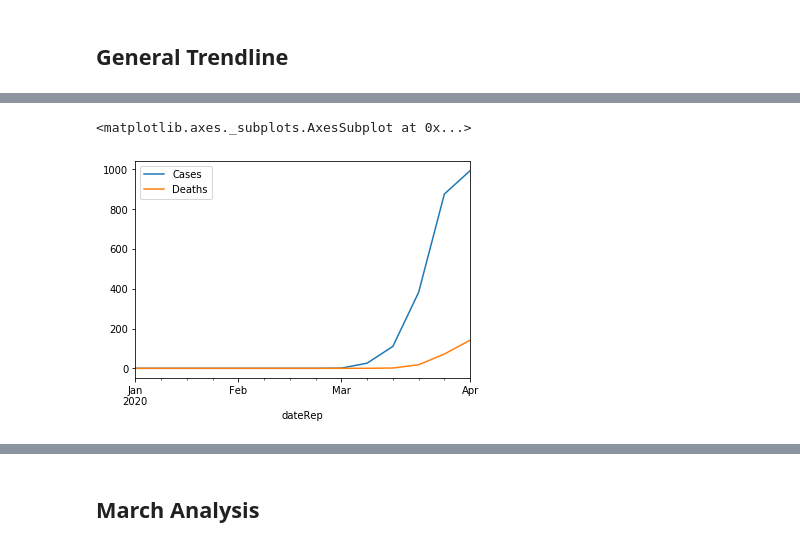
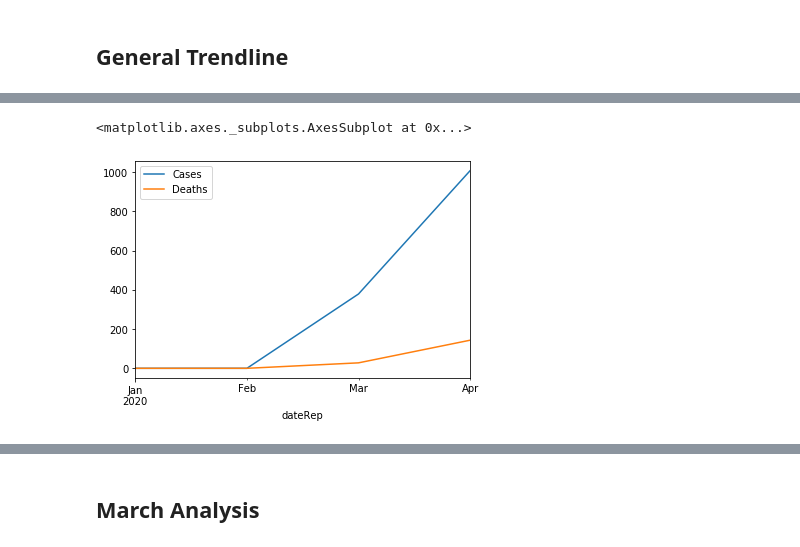
Before and after one commit to IJzerenSteen/CORONA_TIME_SERIES, a Jupyter notebook: Coronavirus_daily_updated_dataset_ECDC-latest_version.ipynb, the cells around one changed output, grey strips where cells are left out. Cells and saved outputs as stored; diff of their text form; code cells hidden in the pictures.

```diff
--- a/Coronavirus_daily_updated_dataset_ECDC-latest_version.ipynb
+++ b/Coronavirus_daily_updated_dataset_ECDC-latest_version.ipynb
@@ -27,6 +27,7 @@ except:
 
 print('Dataset is ready.')
 
+#Data Wrangling
 df_domain.columns = ['Day','Month','Year','Cases','Deaths','Countries and territories','Geold','Country_Code','Population']
 
 df_domain.drop('Day',1,inplace=True)
@@ -38,7 +39,8 @@ df_domain.drop('Population',1,inplace=True)
 df_NL = df_domain[df_domain['Geold'] == 'NL']
 df_NL.drop('Geold',1,inplace=True)
 df_NL.drop(df_NL.tail(1).index,inplace=True) # drop last row 31-12-2019
-
+#df_NL.set_index(pd.DatetimeIndex(df_NL['dateRep']), inplace=True)
+df_NL.loc[:, 'Case_Fatality_Ratio'] =df_NL['Deaths']/df_NL.Cases
 
 df_NL.head(10)
 # %% [output]
@@ -116,5 +128,5 @@ df_NL.resample('D').mean().plot()
 # %%
-df_NL.resample('W').mean().plot()
+df_NL[['Cases','Deaths']].resample('M').mean().plot()
 # %% [output]
 <matplotlib.axes._subplots.AxesSubplot at 0x...>
-[figure, old version]
+[figure, new version]
```
Also changed, not shown: parts of 30 cells of this notebook.
